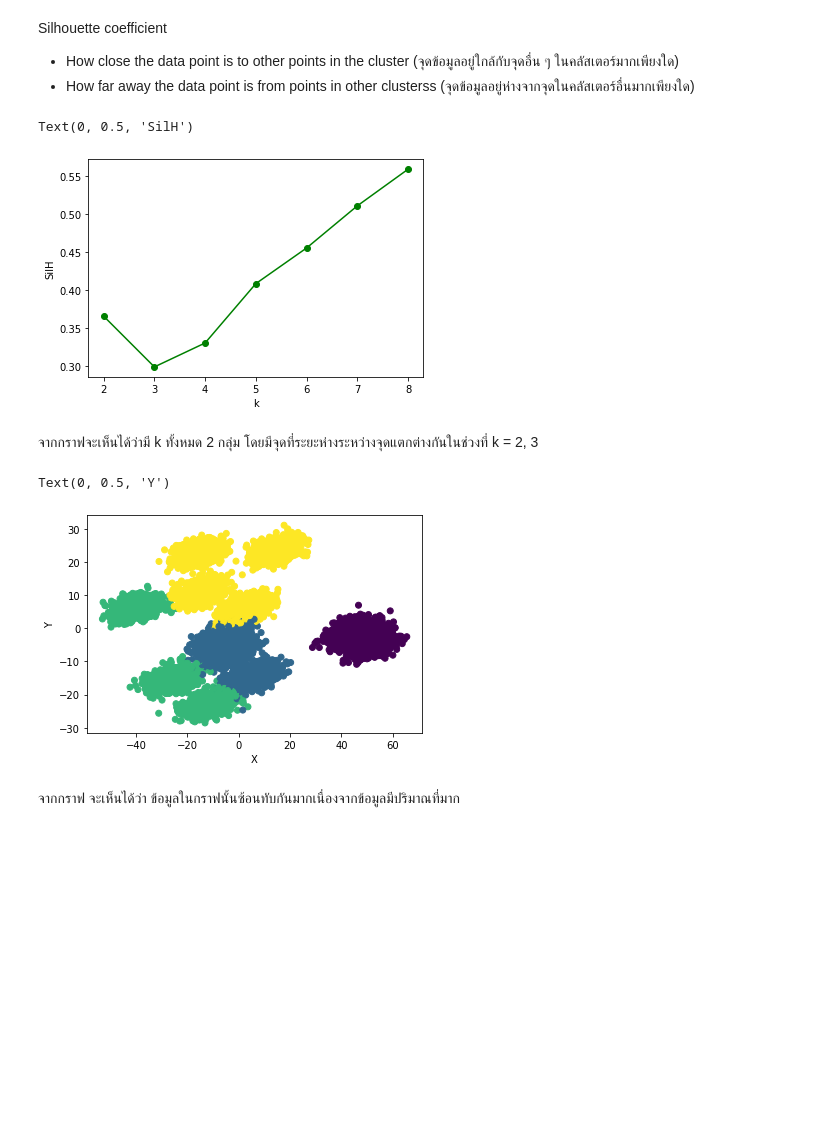
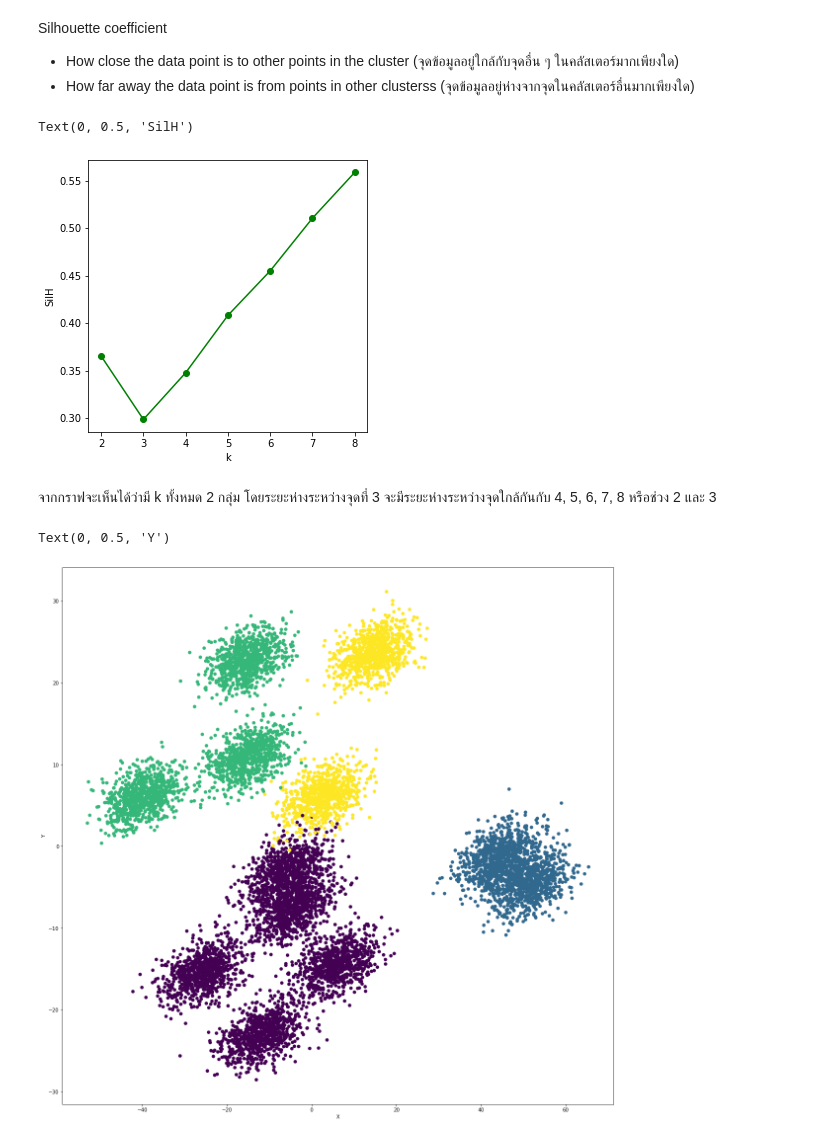
Before and after one commit to PhinyadaPhen/Multivariate, a Jupyter notebook: Multivariate_Exam.ipynb, the cells around one changed output. Drawn from its saved outputs; the diff is of its cells as text; code cells hidden in the pictures; blank space fills up the shorter version.

```diff
--- a/Multivariate_Exam.ipynb
+++ b/Multivariate_Exam.ipynb
@@ -189,3 +135,5 @@ from matplotlib import pyplot as plt
+# %%
+matplotlib.rcParams['figure.figsize']=[20,20] # ขยายตารางให้ดูการกระจายข้อมูลในกราฟได้ชัดขึ้น เนื่องจากมีการกระจายข้อมูลซ้อนทับกันมาก
 # %%
 new_pca
 # %% [output]
@@ -272,6 +220,7 @@ SSE
  2500806.4740088503]
 # %%
 # นำค่า SSE ที่ได้ มา plot กราฟเพื่อดูว่ามี k กี่กลุ่ม
+matplotlib.rcParams['figure.figsize']=[5,5]
 plt.plot([1,2,3,4,5,6,7,8],SSE,'o-b')
 plt.xlabel('k')
 plt.ylabel('SSE')
@@ -302,25 +245,25 @@ for k in [2,3,4,5,6,7,8]:
   score = metrics.silhouette_score(Data,kmeans.labels_)
   SilH.append(score)
 # %%
+matplotlib.rcParams['figure.figsize']=[5,5]
 plt.plot([2,3,4,5,6,7,8],SilH,'o-g')
 plt.xlabel('k')
 plt.ylabel('SilH')
 # %% [output]
 Text(0, 0.5, 'SilH')
-[figure, old version]
+[figure, new version]
 # %% [markdown]
-จากกราฟจะเห็นได้ว่ามี k ทั้งหมด 2 กลุ่ม
-โดยมีจุดที่ระยะห่างระหว่างจุดแตกต่างกันในช่วงที่ k = 2, 3
+จากกราฟจะเห็นได้ว่ามี k ทั้งหมด 2 กลุ่ม โดยระยะห่างระหว่างจุดที่ 3 จะมีระยะห่างระหว่างจุดใกล้กันกับ 4, 5, 6, 7, 8
+หรือช่วง 2 และ 3
 # %%
 # นำข้อมูลมาจัดกลุ่มใหม่ set k = 4
+matplotlib.rcParams['figure.figsize']=[20,20]
 kmeans = KMeans(n_clusters=4)
 kmeans.fit(Data)
 a = kmeans.predict(Data)
 plt.scatter(new_pca[:,0],new_pca[:,1], c=a)
 plt.xlabel('X')
 plt.ylabel('Y')
 # %% [output]
 Text(0, 0.5, 'Y')
-[figure, old version]
+[figure, new version]
-# %% [markdown]
-จากกราฟ จะเห็นได้ว่า ข้อมูลในกราฟนั้นซ้อนทับกันมากเนื่องจากข้อมูลมีปริมาณที่มาก
```
Also changed, not shown: parts of 28 cells of this notebook.
